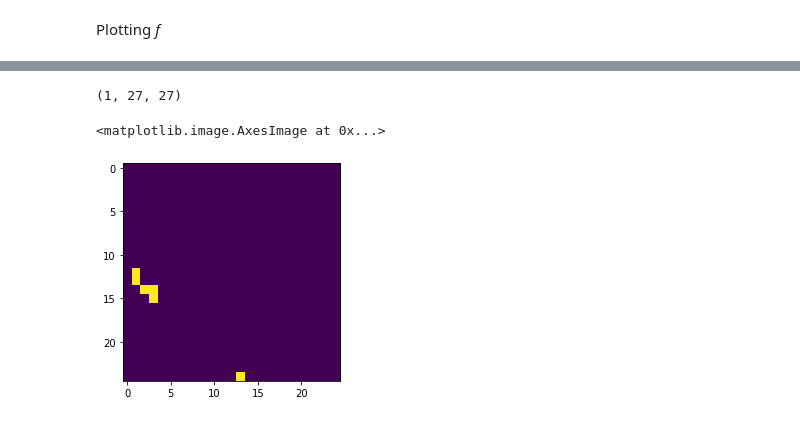
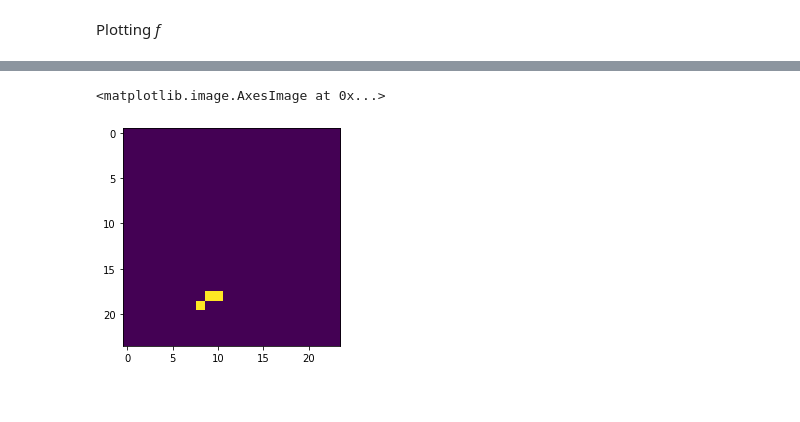
Before and after one commit to LisaLentati/Game-of-Life, a Jupyter notebook: continuous_function_1.ipynb, the cells around one changed output, grey strips where cells are left out. Cells and saved outputs as stored; diff of their text form; code cells hidden in the pictures.

```diff
--- a/continuous_function_1.ipynb
+++ b/continuous_function_1.ipynb
@@ -100,13 +103,5 @@ plt.imshow(f[0], vmin=0, vmax=1 )
-# %%
-k1 = tf.constant([[1,1,1],[1,0,1],[1,1,1]], shape=(3,3,1,1), dtype='float32')
-k2 = tf.constant([[0,0,0],[0,1,0],[0,0,0]], shape=(3,3,1,1), dtype='float32')
-
-# f = CyclicPadding2D()(f)
-print(f.shape)
-cell = tf.nn.conv2d(tf.reshape(f, shape=(1,27,27,1)), filters=k2, strides=1, padding='VALID')
-around_cell = tf.nn.conv2d(tf.reshape(f, shape=(1,27,27,1)), filters=k1, strides=1, padding='VALID')
-plt.imshow(continuous_game_1(cell, around_cell)[0,:,:,0], vmin=0, vmax=1)
-# %% [output]
-(1, 27, 27)
-<matplotlib.image.AxesImage at 0x...>
-[figure, removed]
+# %%
+plt.imshow(game(f)[0], vmin=0, vmax=1)
+# %% [output]
+<matplotlib.image.AxesImage at 0x...>
+[figure, added]
```
Also changed, not shown: parts of 5 cells of this notebook, 3 other files.
